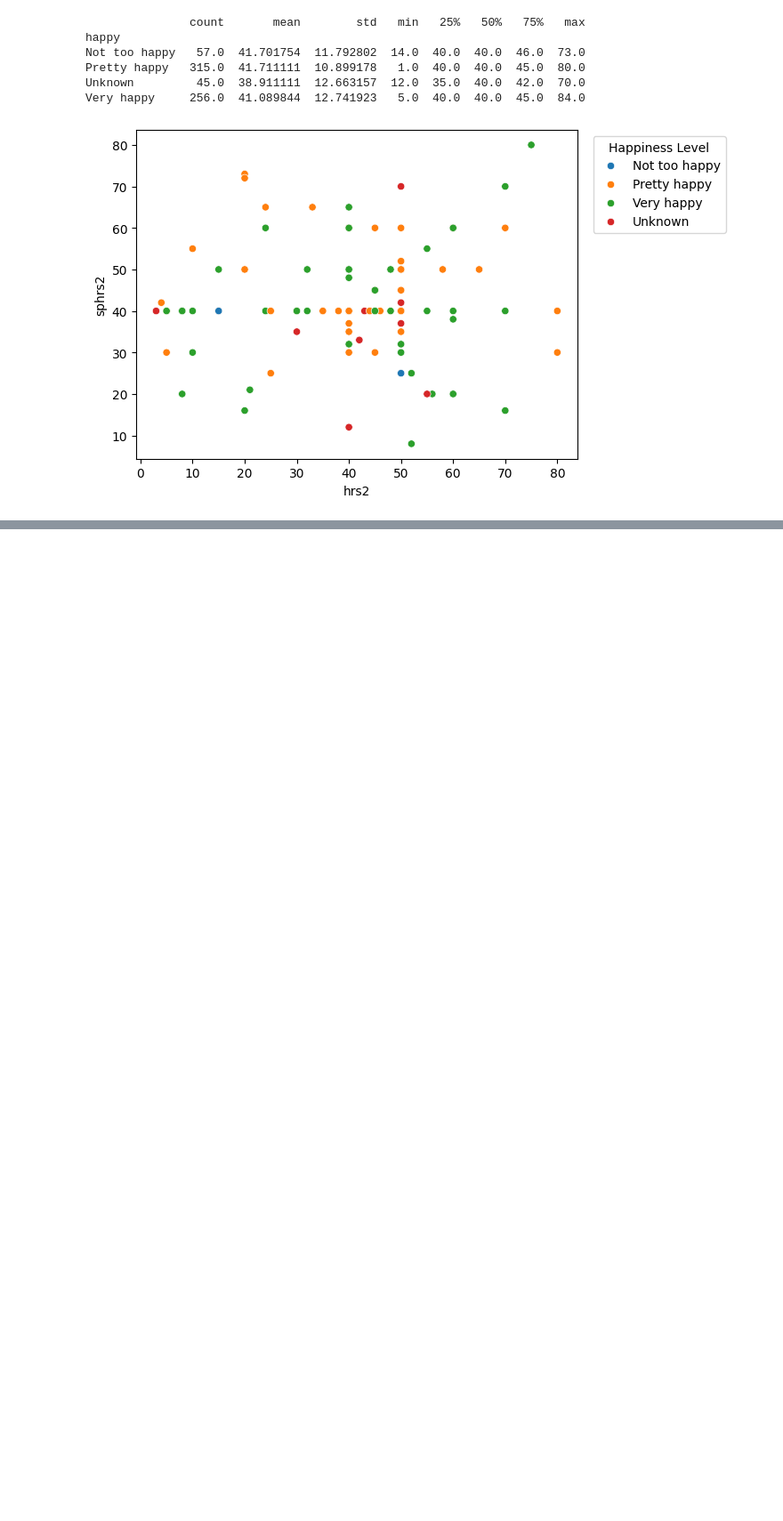
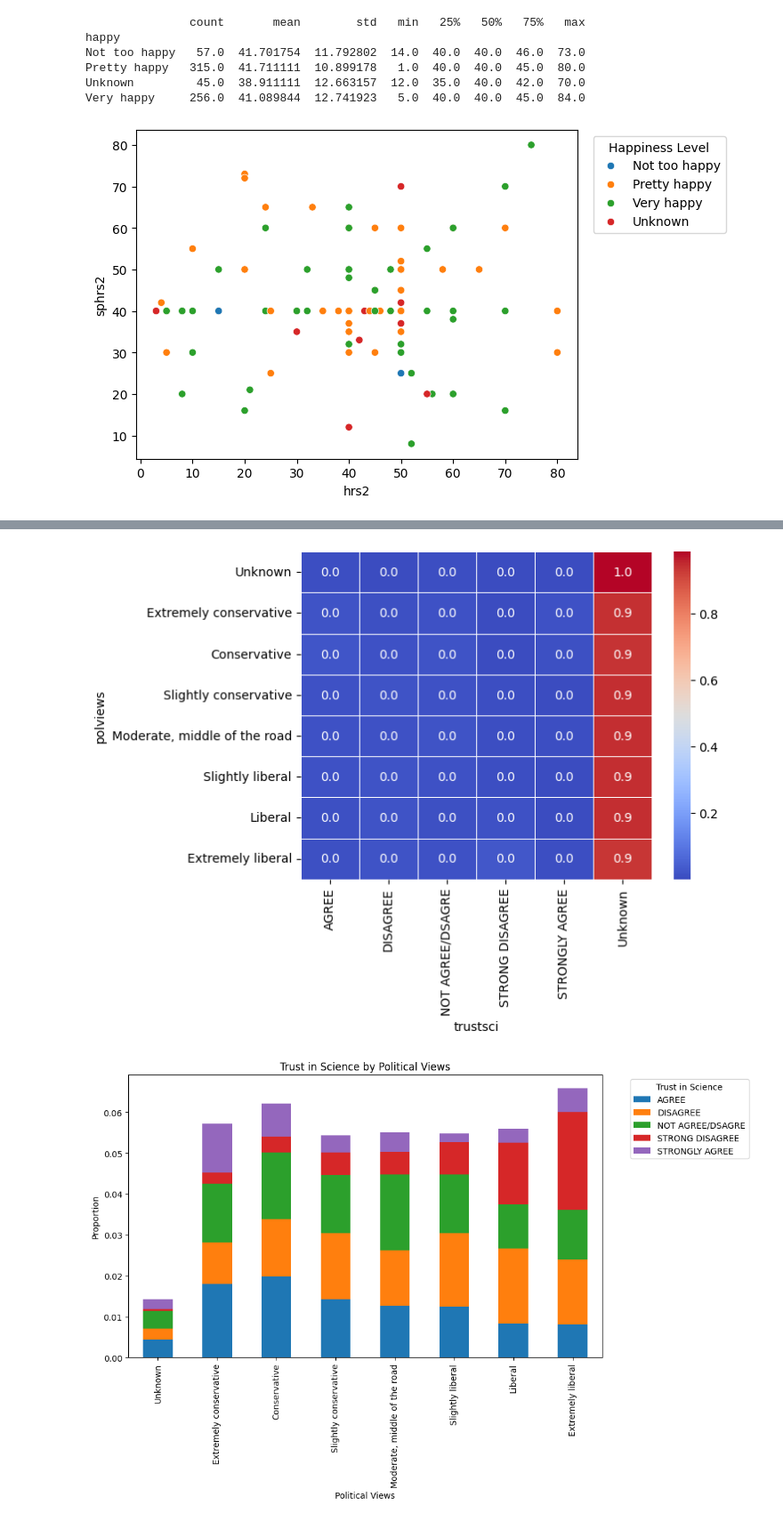
Before and after one commit to ashleynguyen04/EDA, a Jupyter notebook: lab/gss.ipynb, the cells around one changed output, grey strips where cells are left out. Shown at 89% size. Drawn from its saved outputs; the diff is of its cells as text; code cells hidden in the pictures; blank space fills up the shorter version.

```diff
--- a/lab/gss.ipynb
+++ b/lab/gss.ipynb
@@ -131,7 +131,7 @@ df['polviews'] = df['polviews'].apply(lambda x: x if x in valid_polviews else 'U
 print(df['polviews'].value_counts(),'\n')
 
 #trustsci
-valid_trustsci = ['NOT AGREE/DSAGRE','DISAGREE','AGREE','STRONGLY DISAGREE','STRONGLY AGREE']
+valid_trustsci = ['NOT AGREE/DSAGRE','DISAGREE','AGREE','STRONG DISAGREE','STRONGLY AGREE']
 df['trustsci'] = df['trustsci'].apply(lambda x: x if x in valid_trustsci else 'Unknown') #replace invalid polviews values (.i, .y, .d, .n) with 'Unknown'
 print(df['trustsci'].value_counts(),'\n')
 # %% [output]
@@ -219,0 +204,17 @@ plt.show()
+# %%
+#polviews vs trust in science
+cross_tab1 = pd.crosstab(df['polviews'], df['trustsci'], normalize='index')
+polviews_order = ['Unknown','Extremely conservative','Conservative','Slightly conservative','Moderate, middle of the road','Slightly liberal','Liberal','Extremely liberal']
+cross_tab1 = cross_tab1.reindex(polviews_order)
+sns.heatmap(cross_tab1, annot=True, cmap="coolwarm", fmt=".1f", linewidths=0.5)
+if 'Unknown' in cross_tab1.columns: #remove unknowns from columns b/c was making graph disproportionate
+  cross_tab1 = cross_tab1.drop(columns=['Unknown'])
+cross_tab1.plot(kind='bar', stacked=True, figsize=(10,6))
+plt.title("Trust in Science by Political Views")
+plt.xlabel("Political Views")
+plt.ylabel("Proportion")
+plt.legend(title="Trust in Science", bbox_to_anchor=(1.05, 1), loc='upper left')
+plt.show()
+# %% [output]
+[figure, added]
+[figure, added]
```
Also changed, not shown: parts of 4 cells of this notebook.
